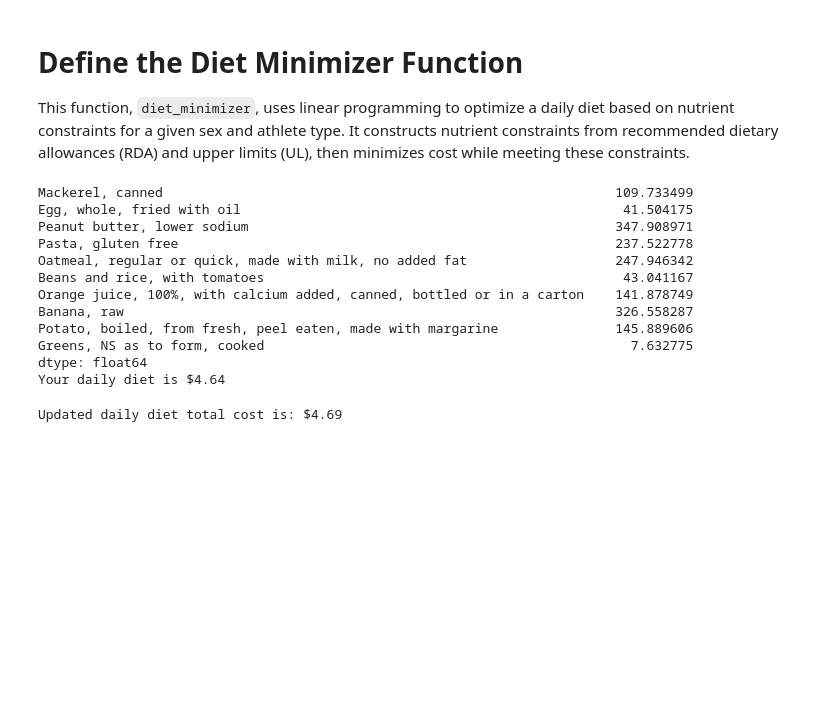
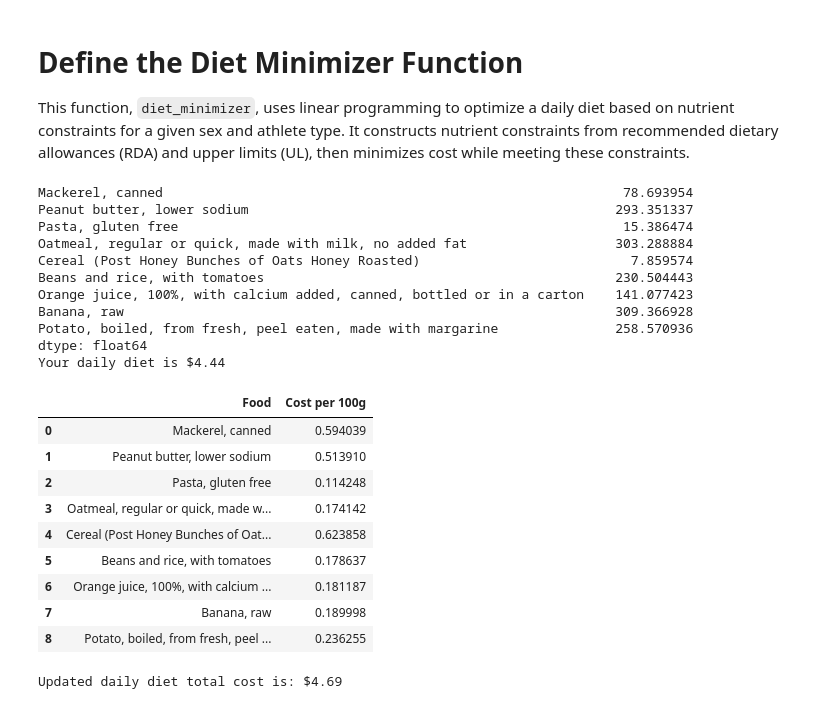
Before and after one commit to colby-alonzo/EEP153_Proj2, a Jupyter notebook: Official_Team_Code.ipynb, the cells around one changed output. Cells and saved outputs as stored; diff of their text form; code cells hidden in the pictures; blank space fills up the shorter version.

```diff
--- a/Official_Team_Code.ipynb
+++ b/Official_Team_Code.ipynb
@@ -73,7 +105,7 @@ key_foods = [
     "Lentils", "Beans, Black", "Tuna", "Salmon", "Soup, Bean ",
     "Steak", "Tilapia", "Pork", "Venison", "Cod", "Ground turkey", "turkey, Ground",
     "beef, ground", "Ground beef", "Tempeh", "chickpea", "beans, kidney", "Sweet Potato", "Potato",
-    "Spinach", "Broccoli", "Bell Pepper", "Carrot", "Beets", "peas", "Tomato",
+    "Spinach", "Broccoli", "Bell Pepper", "Carrot", "Beets", "peas", "Tomato", "Millet",
     "Creatine", "Omega-3", "BCAAs", "Blueberries", "Strawberries", "juice, raw",
     "Garlic", "Lemon", "Onion", "Asparagus", "kale", "collards", "chard, swiss", "protein powder", "brussel sprouts", "oat",
     "sunflower", "salmon", "tuna", "mackerel", "fish", "chip"
@@ -82,7 +114,7 @@ key_foods = [
 
 # Define a list of foods or terms to EXCLUDE
 key_excludable = [
-    "sugar", "syrup", "soda", "candy", "artificial", "processed", "preservative", "Millet",
+    "sugar", "syrup", "soda", "candy", "artificial", "processed", "preservative",
     "yolk", "Fruit juice", "juice drink", "Sunny D", "sweetened", "added sugar", "liver", "babyfood", "baby food", "carp", "chip"
 ]
 
@@ -280,20 +312,30 @@ def diet_minimizer(sex, athlete_type, training_type):
     print(f"Your daily diet is ${total_cost:.2f}")
     return df_foods
 # %%
-male_endurance = diet_minimizer("Male", "Strength", "Normal")
+male_endurance = diet_minimizer("Female", "Strength", "Intense")
+male_endurance
 # %% [output]
-Mackerel, canned                                                          109.733499
-Egg, whole, fried with oil                                                 41.504175
-Peanut butter, lower sodium                                               347.908971
-Pasta, gluten free                                                        237.522778
-Oatmeal, regular or quick, made with milk, no added fat                   247.946342
-Beans and rice, with tomatoes                                              43.041167
-Orange juice, 100%, with calcium added, canned, bottled or in a carton    141.878749
-Banana, raw                                                               326.558287
-Potato, boiled, from fresh, peel eaten, made with margarine               145.889606
-Greens, NS as to form, cooked                                               7.632775
+Mackerel, canned                                                           78.693954
+Peanut butter, lower sodium                                               293.351337
+Pasta, gluten free                                                         15.386474
+Oatmeal, regular or quick, made with milk, no added fat                   303.288884
+Cereal (Post Honey Bunches of Oats Honey Roasted)                           7.859574
+Beans and rice, with tomatoes                                             230.504443
+Orange juice, 100%, with calcium added, canned, bottled or in a carton    141.077423
+Banana, raw                                                               309.366928
+Potato, boiled, from fresh, peel eaten, made with margarine               258.570936
 dtype: float64
-Your daily diet is $4.64
+Your daily diet is $4.44
+|  | Food | Cost per 100g |
+| 0 | Mackerel, canned | 0.594039 |
+| 1 | Peanut butter, lower sodium | 0.513910 |
+| 2 | Pasta, gluten free | 0.114248 |
+| 3 | Oatmeal, regular or quick, made w... | 0.174142 |
+| 4 | Cereal (Post Honey Bunches of Oat... | 0.623858 |
+| 5 | Beans and rice, with tomatoes | 0.178637 |
+| 6 | Orange juice, 100%, with calcium ... | 0.181187 |
+| 7 | Banana, raw | 0.189998 |
+| 8 | Potato, boiled, from fresh, peel ... | 0.236255 |
 # %%
 def add_custom_ingredients(diet_df, custom_food_servings, supplement_data=None):
     """
```
Also changed, not shown: parts of 7 cells of this notebook.
